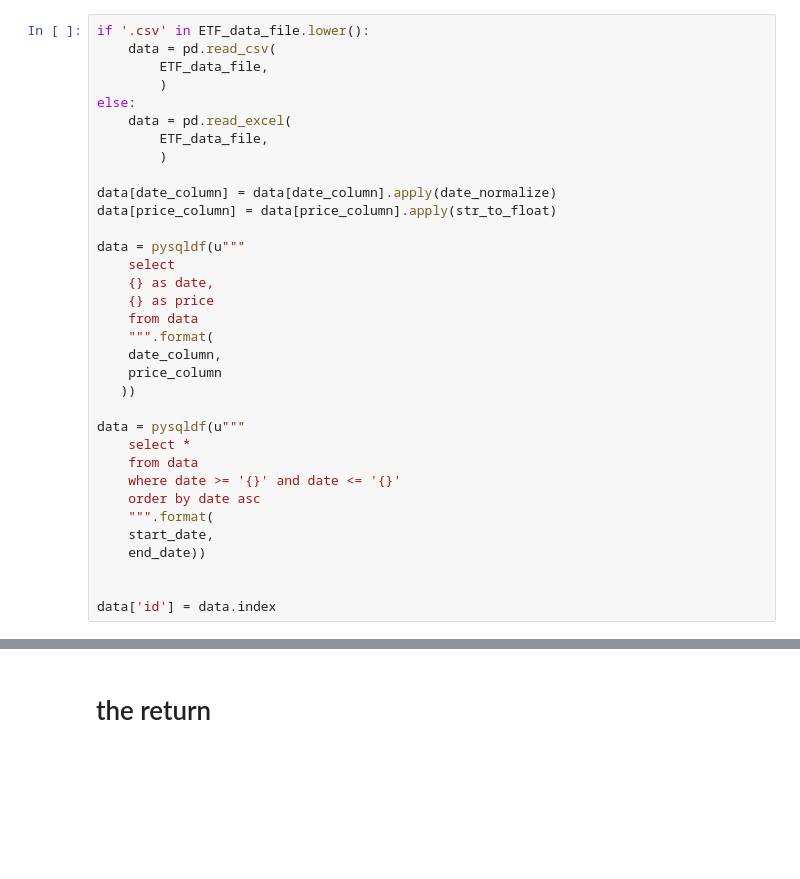
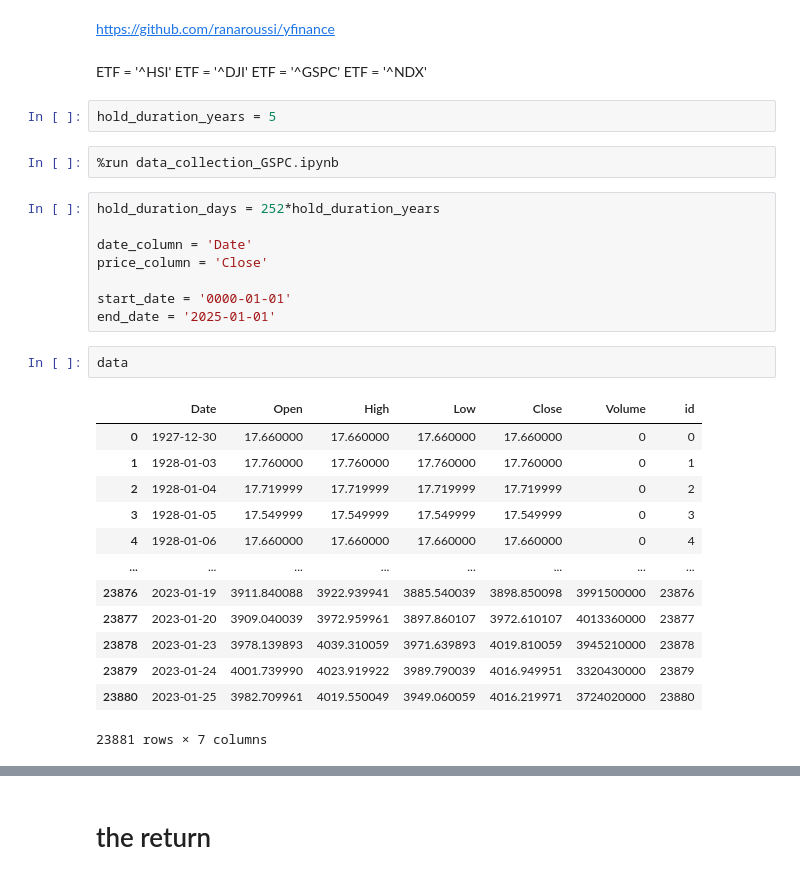
Before and after one commit to jingyanwang/invest_return_simulation, a Jupyter notebook: return_all_in.ipynb, the cells around one changed output, grey strips where cells are left out. Saved outputs shown, nothing was run; the diff lists cells and outputs as text; blank space fills up the shorter version.

```diff
--- a/return_all_in.ipynb
+++ b/return_all_in.ipynb
@@ -85,34 +9,35 @@ def str_to_float(input):
-# %%
-if '.csv' in ETF_data_file.lower():
-    data = pd.read_csv(
-        ETF_data_file,
-        )
-else:
-    data = pd.read_excel(
-        ETF_data_file,
-        )
-
-data[date_column] = data[date_column].apply(date_normalize)
-data[price_column] = data[price_column].apply(str_to_float)
-
-data = pysqldf(u"""
-    select
-    {} as date,
-    {} as price
-    from data
-    """.format(
-    date_column,
-    price_column
-   ))
-
-data = pysqldf(u"""
-    select *
-    from data
-    where date >= '{}' and date <= '{}'
-    order by date asc
-    """.format(
-    start_date,
-    end_date))
-
-
-data['id'] = data.index
+# %% [markdown]
+https://github.com/ranaroussi/yfinance
+# %% [markdown]
+ETF = '^HSI'
+ETF = '^DJI'
+ETF = '^GSPC'
+ETF = '^NDX'
+# %%
+hold_duration_years = 5
+# %%
+%run data_collection_GSPC.ipynb
+# %%
+hold_duration_days = 252*hold_duration_years
+
+date_column = 'Date'
+price_column = 'Close'
+
+start_date = '0000-01-01'
+end_date = '2025-01-01'
+# %%
+data
+# %% [output]
+|  | Date | Open | High | Low | Close | Volume | id |
+| 0 | 1927-12-30 | 17.660000 | 17.660000 | 17.660000 | 17.660000 | 0 | 0 |
+| 1 | 1928-01-03 | 17.760000 | 17.760000 | 17.760000 | 17.760000 | 0 | 1 |
+| 2 | 1928-01-04 | 17.719999 | 17.719999 | 17.719999 | 17.719999 | 0 | 2 |
+| 3 | 1928-01-05 | 17.549999 | 17.549999 | 17.549999 | 17.549999 | 0 | 3 |
+| 4 | 1928-01-06 | 17.660000 | 17.660000 | 17.660000 | 17.660000 | 0 | 4 |
+| ... | ... | ... | ... | ... | ... | ... | ... |
+| 23876 | 2023-01-19 | 3911.840088 | 3922.939941 | 3885.540039 | 3898.850098 | 3991500000 | 23876 |
+| 23877 | 2023-01-20 | 3909.040039 | 3972.959961 | 3897.860107 | 3972.610107 | 4013360000 | 23877 |
+| 23878 | 2023-01-23 | 3978.139893 | 4039.310059 | 3971.639893 | 4019.810059 | 3945210000 | 23878 |
+| 23879 | 2023-01-24 | 4001.739990 | 4023.919922 | 3989.790039 | 4016.949951 | 3320430000 | 23879 |
+| 23880 | 2023-01-25 | 3982.709961 | 4019.550049 | 3949.060059 | 4016.219971 | 3724020000 | 23880 |
+23881 rows × 7 columns
```
Also changed, not shown: parts of 15 cells of this notebook, 32 other files.
